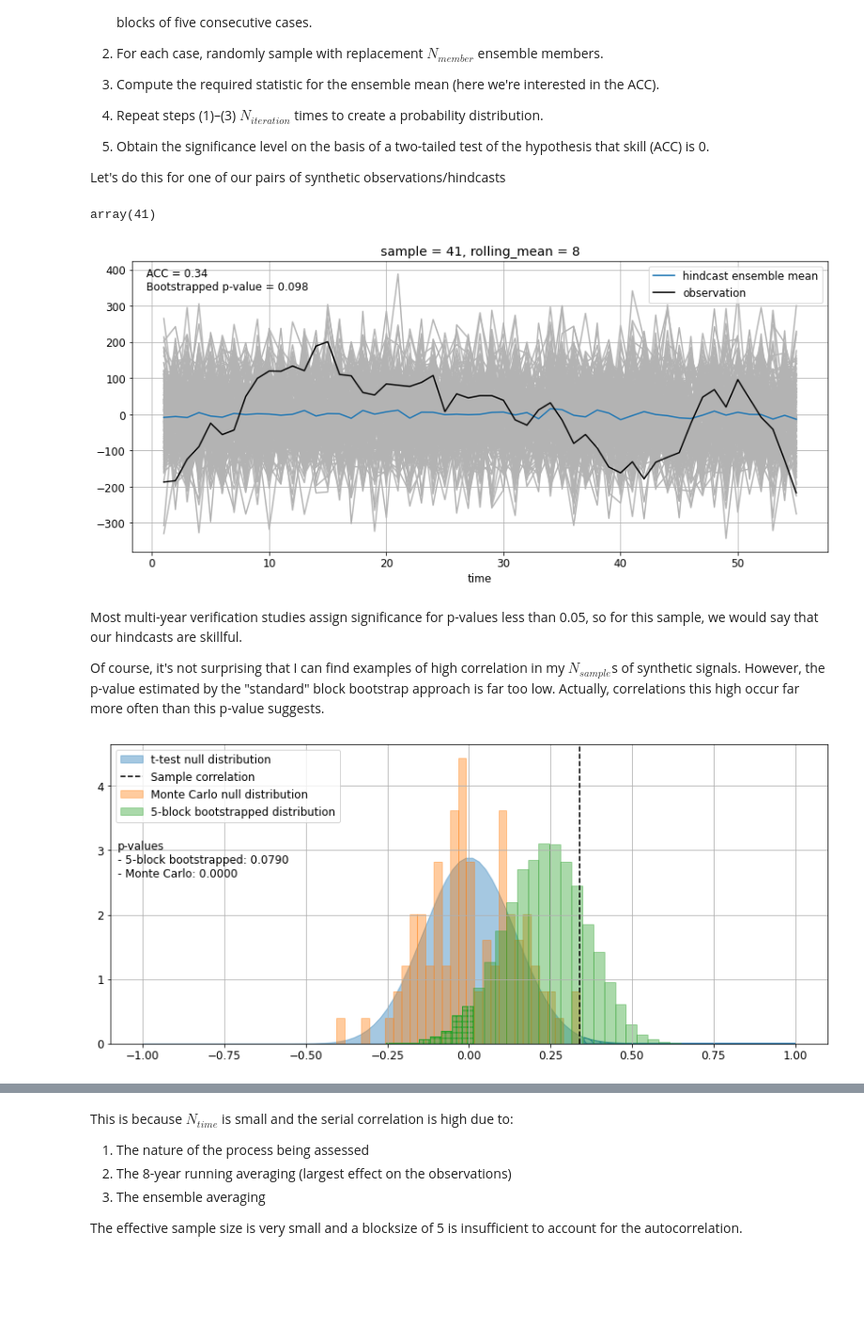
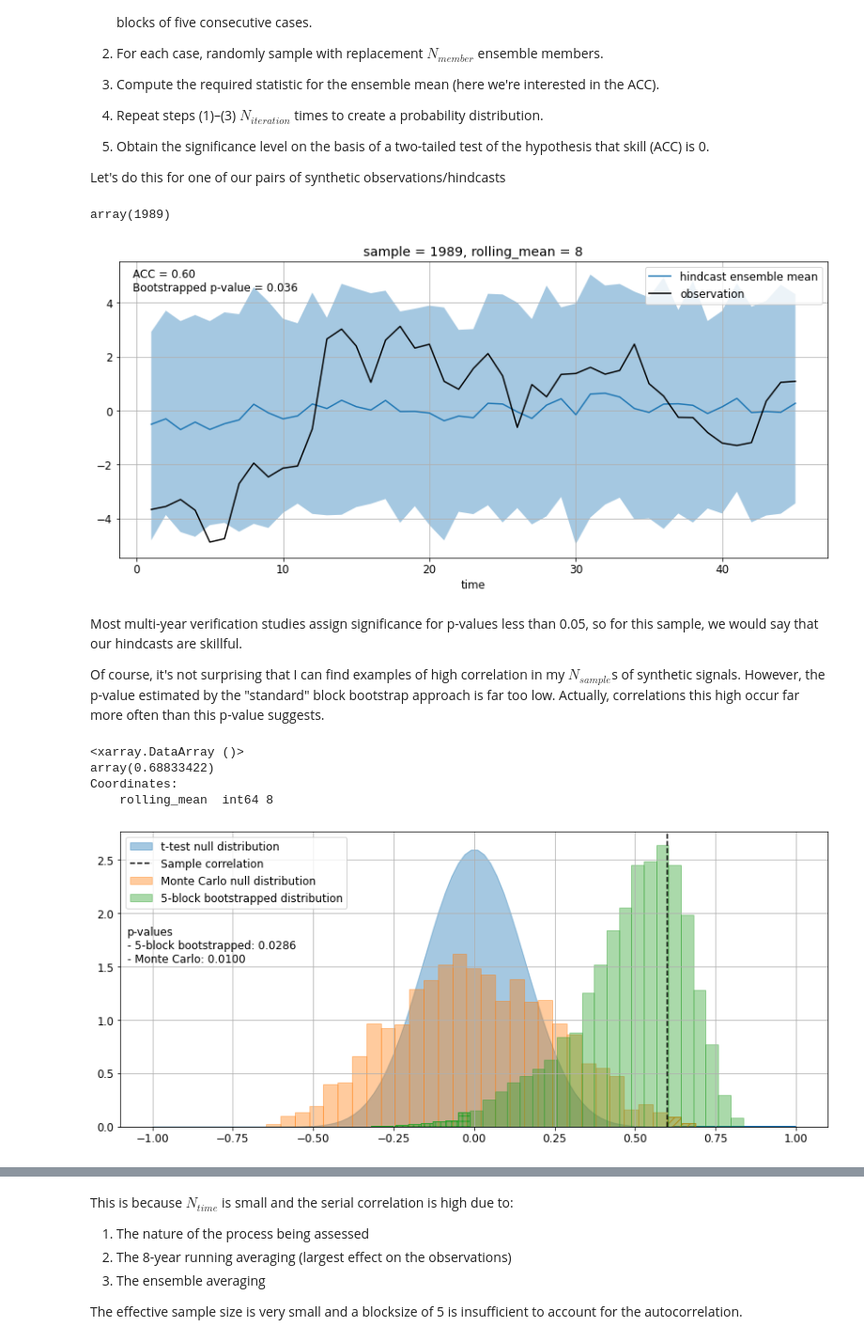
Before and after one commit to dougiesquire/Squire_2022_correlation, a Jupyter notebook: notebooks/exploratory/demo_Tim.ipynb, the cells around one changed output, grey strips where cells are left out. Shown at 94% size. Saved outputs shown, nothing was run; the diff lists cells and outputs as text; code cells hidden in the pictures; blank space fills up the shorter version.

```diff
--- a/notebooks/exploratory/demo_Tim.ipynb
+++ b/notebooks/exploratory/demo_Tim.ipynb
@@ -37,6 +31,6 @@ can = xr.open_zarr(
 # %%
 HadSLP = xr.open_dataset(f"{DATA_DIR}/slp.mnmean.real.nc", use_cftime=True)[["slp"]]
-HadSLP = HadSLP.assign_coords({"area": gridarea_cdo(HadSLP)})
+HadSLP = HadSLP.assign_coords({"area": utils.gridarea_cdo(HadSLP)})
 winter = HadSLP.time.dt.month.isin([1, 2, 3, 12]).sel(time=slice("1850-12-01", None))
 HadSLP_winter = (
     HadSLP.where(winter, drop=True)
@@ -71,5 +46,8 @@ amv = utils.calculate_AMV_index(had["sst"])
 nao = utils.calculate_NAO_index(
     utils.get_hindcast_mean(ec["slp"], [(0, 1), (0, 4), (0, 8)])
 )
+nao = utils.calculate_NAO_index(
+    utils.get_observation_rolling_mean(HadSLP_winter["slp"], [1, 4, 8])
+)
 # amv = utils.calculate_AMV_index(had["sst"])
 # spg = utils.extract_subpolar_gyre_region(had["sst"])
@@ -85,7 +58,7 @@ The synthetic ensemble hindcasts are generated by running the model forward in t
 
 Below, I generate $N_{sample}=5000$ pairs of such signals
 # %%
-N_time = 55
+N_time = 45
 N_samples = 2000
 N_members = 169
 rolling_means = [4, 8]
@@ -94,7 +67,7 @@ input_data = nao.sel(rolling_mean=1).dropna("time")
 
 fcst = ar_model.generate_samples_like(
     input_data,
-    order="select_order",
+    order=5,  # "select_order",
     n_times=N_time,
     n_samples=N_samples,
     n_members=N_members,
@@ -104,7 +77,7 @@ fcst = ar_model.generate_samples_like(
 
 obsv = ar_model.generate_samples_like(
     input_data,
-    order="select_order",
+    order=5,  # "select_order",
     n_times=N_time,
     n_samples=N_samples,
     rolling_means=rolling_means,
@@ -143,48 +116,60 @@ rr, pval = stats.infer_metric(
 # %%
 abs(pval.where(rr > 0) - 0.03).argmin().values
 # %% [output]
-array(41)
+array(1989)
 # %%
-sample = 41
+sample = 1989
 
 fcst_samp = fcst.sel(rolling_mean=8, sample=sample)
 fcst_plot = fcst_samp - fcst_samp.mean(["time", "member"])
 obsv_samp = obsv.sel(rolling_mean=8, sample=sample)
 obsv_plot = obsv_samp - obsv_samp.mean("time")
 
-fcst_plot.plot.line(
-    x="time", color=[0.7, 0.7, 0.7], add_legend=False, label="_nolabel_"
+plt.fill_between(
+    fcst_plot.time.values,
+    fcst_plot.quantile(0.05, dim="member"),
+    fcst_plot.quantile(0.95, dim="member"),
+    color="C0",
+    edgecolor="none",
+    alpha=0.4,
 )
-fcst_plot.mean("member").plot(color="C0", label="hindcast ensemble mean")
+(1 * fcst_plot.mean("member")).plot(color="C0", label="hindcast ensemble mean")
 obsv_plot.plot(color="k", label="observation")
 
 r, p = stats.infer_metric(
     fcst_samp,
     obsv_samp,
     metric="pearson_r",
     method="bootstrap",
     method_kwargs=dict(
         blocks={"time": 5, "member": 1}, n_iteration=1000, transform="Fisher_z"
     ),
 )
 plt.text(
     0.02,
     0.90,
     f"ACC = {r.values:.2f}\nBootstrapped p-value = {p.values:.3f}",
     transform=plt.gca().transAxes,
 )
 
 plt.grid()
 _ = plt.legend(loc="upper right")
 # %% [output]
-[figure, old version]
+[figure, new version]
 # %% [markdown]
 Most multi-year verification studies assign significance for p-values less than 0.05, so for this sample, we would say that our hindcasts are skillful.
 
 Of course, it's not surprising that I can find examples of high correlation in my $N_{sample}$s of synthetic signals. However, the p-value estimated by the "standard" block bootstrap approach is far too low. Actually, correlations this high occur far more often than this p-value suggests.
+# %%
+stats.pearson_r(fcst.sel(rolling_mean=8), obsv.sel(rolling_mean=8)).max()
+# %% [output]
+<xarray.DataArray ()>
+array(0.68833422)
+Coordinates:
+    rolling_mean  int64 8
 # %%
 plot.pearson_r_distributions(
     fcst.sel(rolling_mean=8), obsv.sel(rolling_mean=8), sample, block=5
 )
 # %% [output]
-[figure, old version]
+[figure, new version]
```
Also changed, not shown: parts of 7 cells of this notebook, 4 other files.
